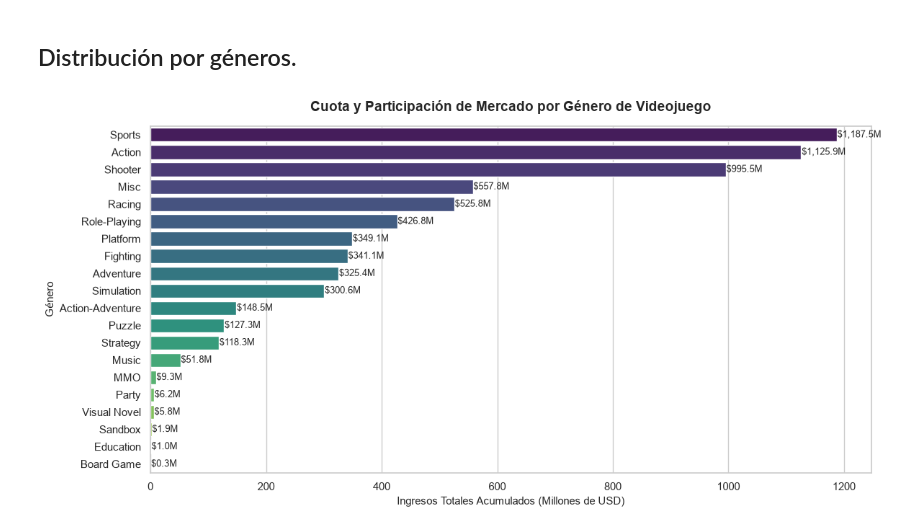
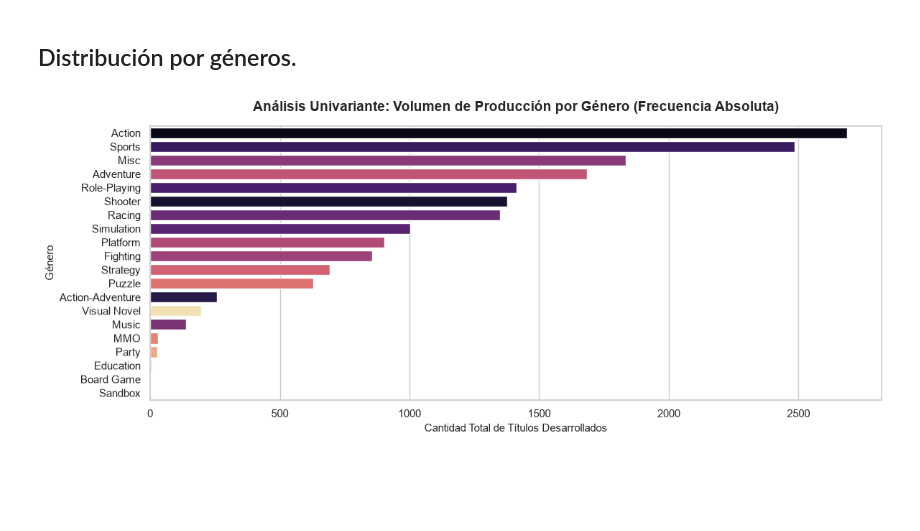
Before and after one commit to alvarodc093-pixel/Eda-Games, a Jupyter notebook: Notebook/Preprocesamiento.ipynb, the cells around one changed output. Saved outputs shown, nothing was run; the diff lists cells and outputs as text; code cells hidden in the pictures; blank space fills up the shorter version.

Commit message:
Análisis univariante
Hacemos un análisis de la distribución y sesgo de ventas y la frecuencia de lanzamientos por plataformas.

```diff
--- a/Notebook/Preprocesamiento.ipynb
+++ b/Notebook/Preprocesamiento.ipynb
@@ -229,46 +228,22 @@ Columnas finales listas para las gráficas del EDA:
 # %% [markdown]
 ## Distribución por géneros.
 # %%
-plt.figure(figsize=(12, 6))
+plt.figure(figsize=(12, 5))
 
-# Agrupación por volumen de ventas por género comercial
-ventas_genero = (
-    df.groupby("genre")["total_sales"]
-    .sum()
-    .sort_values(ascending=False)
-    .reset_index()
-)
-
-sns.barplot(
-    data=ventas_genero,
-    x="total_sales",
-    y="genre",
-    palette="viridis",
-    hue="genre",
-    legend=False,
-)
+# Conteo puro de registros por categoría (frecuencia simple)
+order_genres = df["genre"].value_counts().index
+sns.countplot(data=df, y="genre", order=order_genres, palette="magma", hue="genre", legend=False)
 
 plt.title(
-    "Cuota y Participación de Mercado por Género de Videojuego",
+    "Análisis Univariante: Volumen de Producción por Género (Frecuencia Absoluta)",
     fontsize=14,
     fontweight="bold",
     pad=15,
 )
-plt.xlabel("Ingresos Totales Acumulados (Millones de USD)", fontsize=11)
+plt.xlabel("Cantidad Total de Títulos Desarrollados", fontsize=11)
 plt.ylabel("Género", fontsize=11)
-
-# Anotación de valores comerciales por barra
-for index, value in enumerate(ventas_genero["total_sales"]):
-    plt.text(
-        value + 1.0,
-        index,
-        f"${value:,.1f}M",
-        va="center",
-        ha="left",
-        fontsize=9,
-    )
 
 plt.tight_layout()
 plt.show()
 # %% [output]
-[figure, old version]
+[figure, new version]
```
Also changed, not shown: parts of 8 cells of this notebook.
